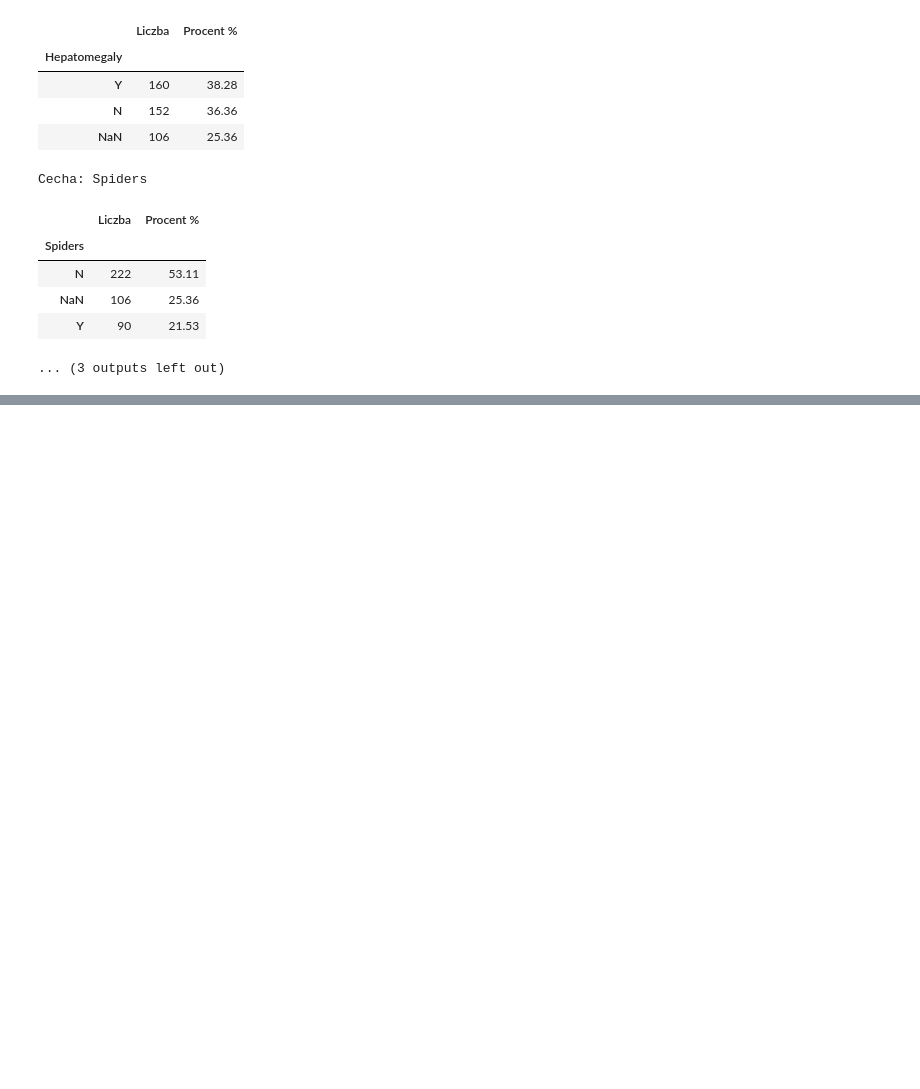
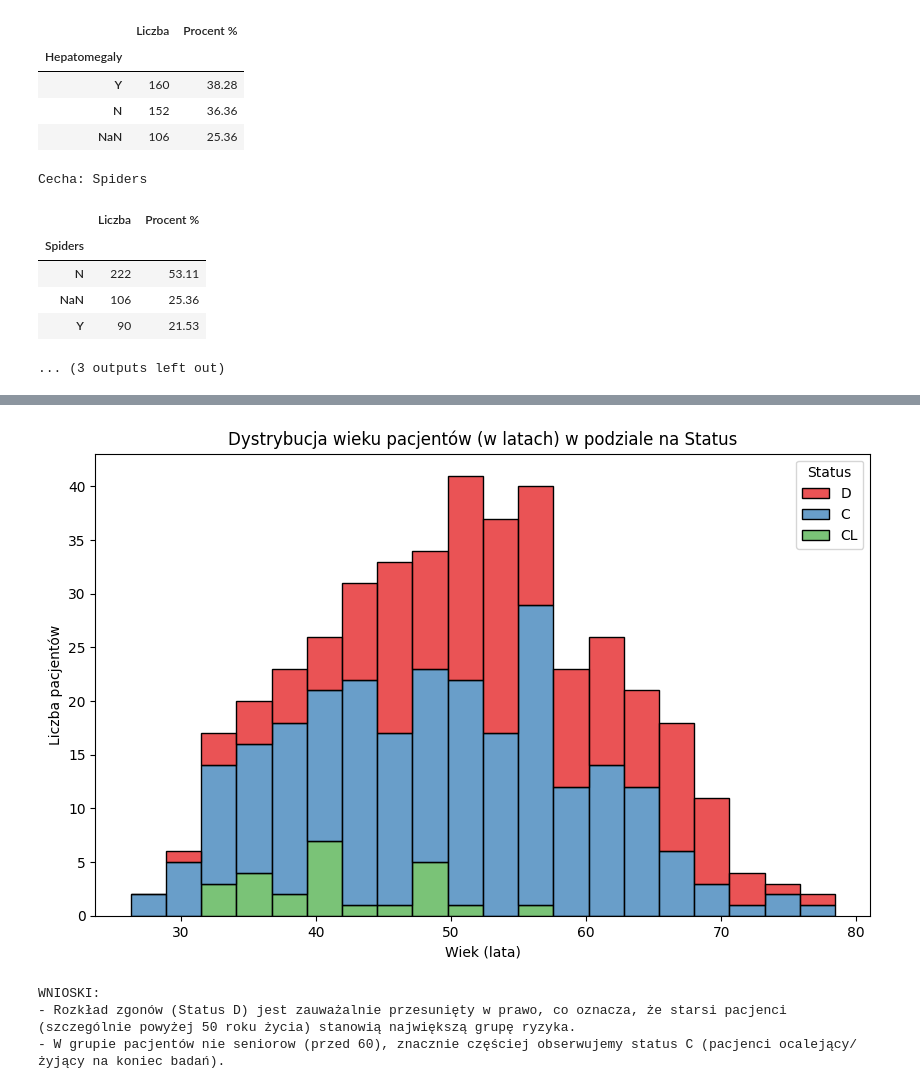
Before and after one commit to KamilTatrocki/AI, a Jupyter notebook: lista4/KamilTatrocki.ipynb, the cells around one changed output, grey strips where cells are left out. Saved outputs shown, nothing was run; the diff lists cells and outputs as text; code cells hidden in the pictures; blank space fills up the shorter version.

```diff
--- a/lista4/KamilTatrocki.ipynb
+++ b/lista4/KamilTatrocki.ipynb
@@ -166,0 +196,18 @@ Rozkład etykiety Stage:
+# %%
+df['Age_years'] = df['Age'] / 365.25
+
+plt.figure(figsize=(10, 6))
+sns.histplot(data=df, x='Age_years', hue='Status', multiple='stack', bins=20, palette='Set1')
+plt.title('Dystrybucja wieku pacjentów (w latach) w podziale na Status')
+plt.xlabel('Wiek (lata)')
+plt.ylabel('Liczba pacjentów')
+plt.show()
+
+print("WNIOSKI:")
+print("- Rozkład zgonów (Status D) jest zauważalnie przesunięty w prawo, co oznacza, że starsi pacjenci (szczególnie powyżej 50 roku życia) stanowią największą grupę ryzyka.")
+print("- W grupie pacjentów nie seniorow (przed 60), znacznie częściej obserwujemy status C (pacjenci ocalejący/żyjący na koniec badań).")
+# %% [output]
+[figure, added]
+WNIOSKI:
+- Rozkład zgonów (Status D) jest zauważalnie przesunięty w prawo, co oznacza, że starsi pacjenci (szczególnie powyżej 50 roku życia) stanowią największą grupę ryzyka.
+- W grupie pacjentów nie seniorow (przed 60), znacznie częściej obserwujemy status C (pacjenci ocalejący/żyjący na koniec badań).
```
Also changed, not shown: parts of 7 cells of this notebook.
